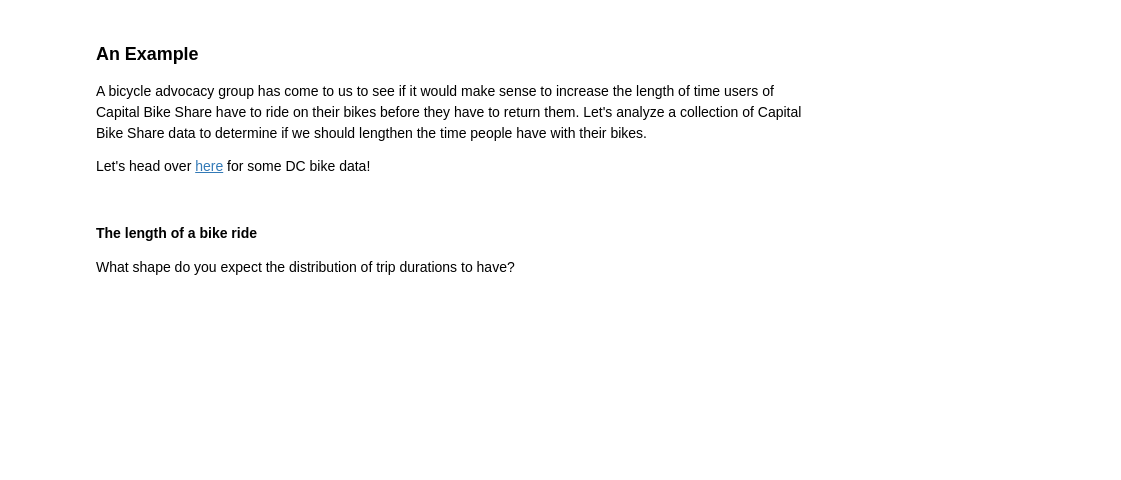
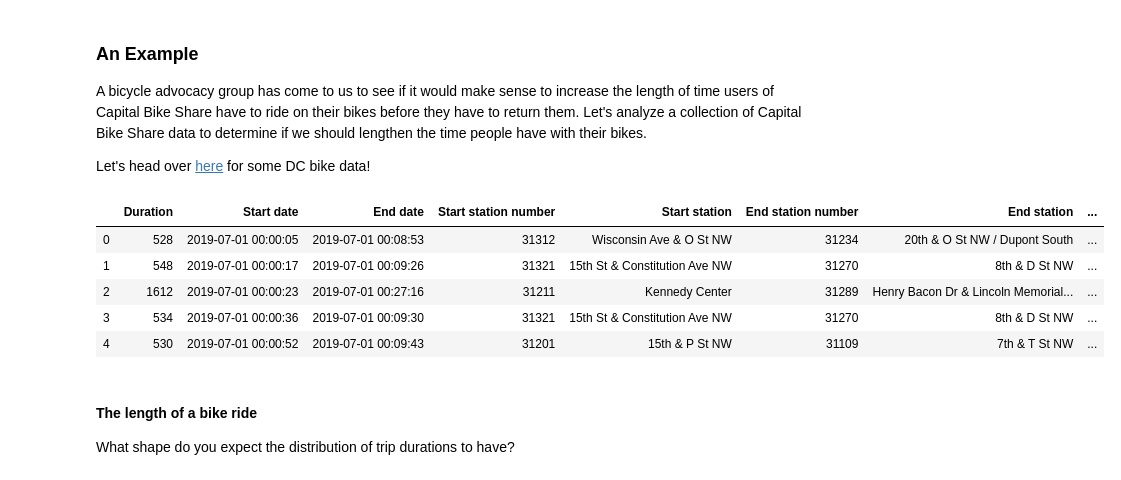
Before and after one commit to learn-co-students/central_limit_theorem_ds-seattle, a Jupyter notebook: clt_apm.ipynb, the cells around one changed output. Drawn from its saved outputs; the diff is of its cells as text; code cells hidden in the pictures; blank space fills up the shorter version.

```diff
--- a/clt_apm.ipynb
+++ b/clt_apm.ipynb
@@ -71,3 +69,12 @@ df = pd.read_csv('/Users/gdamico/Downloads/201907-capitalbikeshare-tripdata')
+# %%
+df.head()
+# %% [output]
+|  | Duration | Start date | End date | Start station number | Start station | End station number | End station | ... |
+| 0 | 528 | 2019-07-01 00:00:05 | 2019-07-01 00:08:53 | 31312 | Wisconsin Ave & O St NW | 31234 | 20th & O St NW / Dupont South | ... |
+| 1 | 548 | 2019-07-01 00:00:17 | 2019-07-01 00:09:26 | 31321 | 15th St & Constitution Ave NW | 31270 | 8th & D St NW | ... |
+| 2 | 1612 | 2019-07-01 00:00:23 | 2019-07-01 00:27:16 | 31211 | Kennedy Center | 31289 | Henry Bacon Dr & Lincoln Memorial... | ... |
+| 3 | 534 | 2019-07-01 00:00:36 | 2019-07-01 00:09:30 | 31321 | 15th St & Constitution Ave NW | 31270 | 8th & D St NW | ... |
+| 4 | 530 | 2019-07-01 00:00:52 | 2019-07-01 00:09:43 | 31201 | 15th & P St NW | 31109 | 7th & T St NW | ... |
 # %%
 trip_durations = df['Duration'] / 60
 trip_durations_2hr = trip_durations[trip_durations < 2*60]
```
Also changed, not shown: parts of 11 cells of this notebook, 1 other file.
